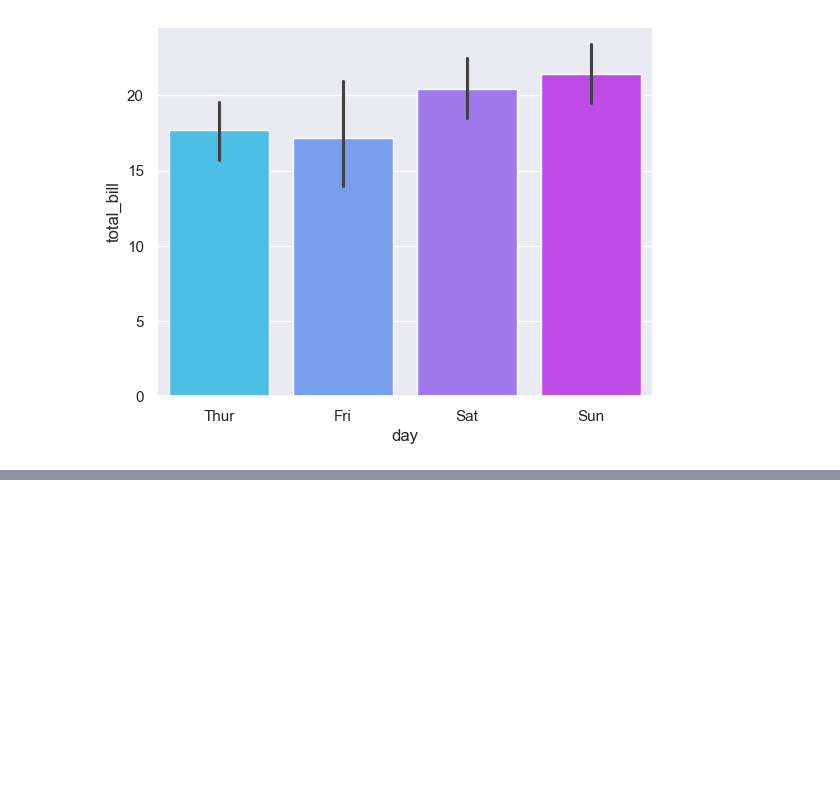
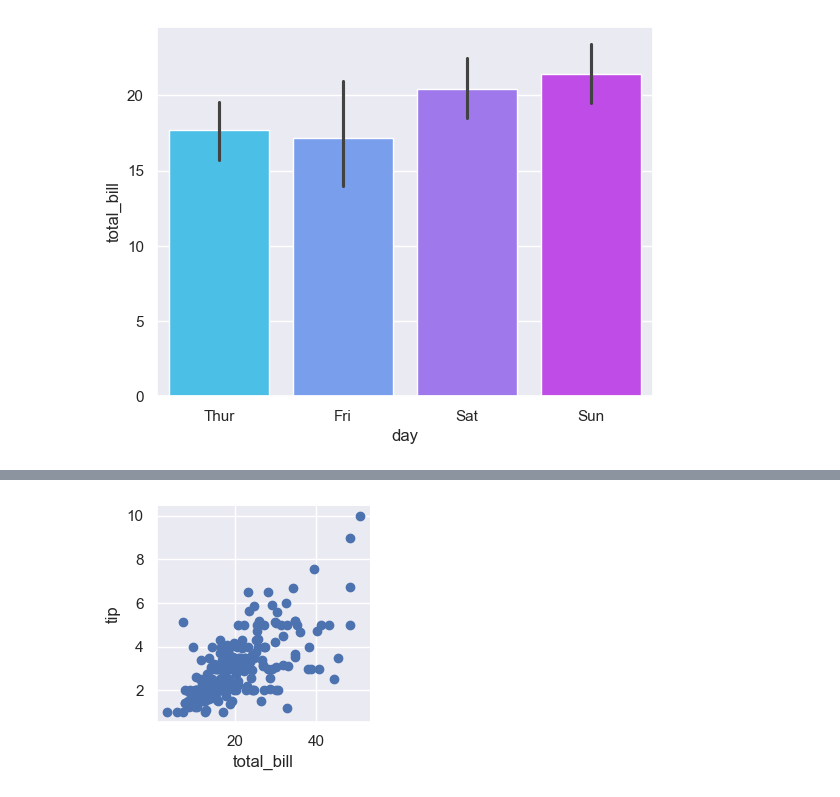
Before and after one commit to Tanay-Dwivedi/DADS-practice, a Jupyter notebook: Python/Seaborn/seaborn_practice5.ipynb, the cells around one changed output, grey strips where cells are left out. Saved outputs shown, nothing was run; the diff lists cells and outputs as text; code cells hidden in the pictures; blank space fills up the shorter version.

```diff
--- a/Python/Seaborn/seaborn_practice5.ipynb
+++ b/Python/Seaborn/seaborn_practice5.ipynb
@@ -144,0 +151,2 @@ plt.show()
+# %%
+df = sb.load_dataset("tips")
@@ -144,0 +162,6 @@ plt.show()
+# %%
+fg = sb.FacetGrid(df)
+fg.map(plt.scatter, "total_bill", "tip")
+plt.show()
+# %% [output]
+[figure, added]
```
Also changed, not shown: parts of 11 cells of this notebook.
